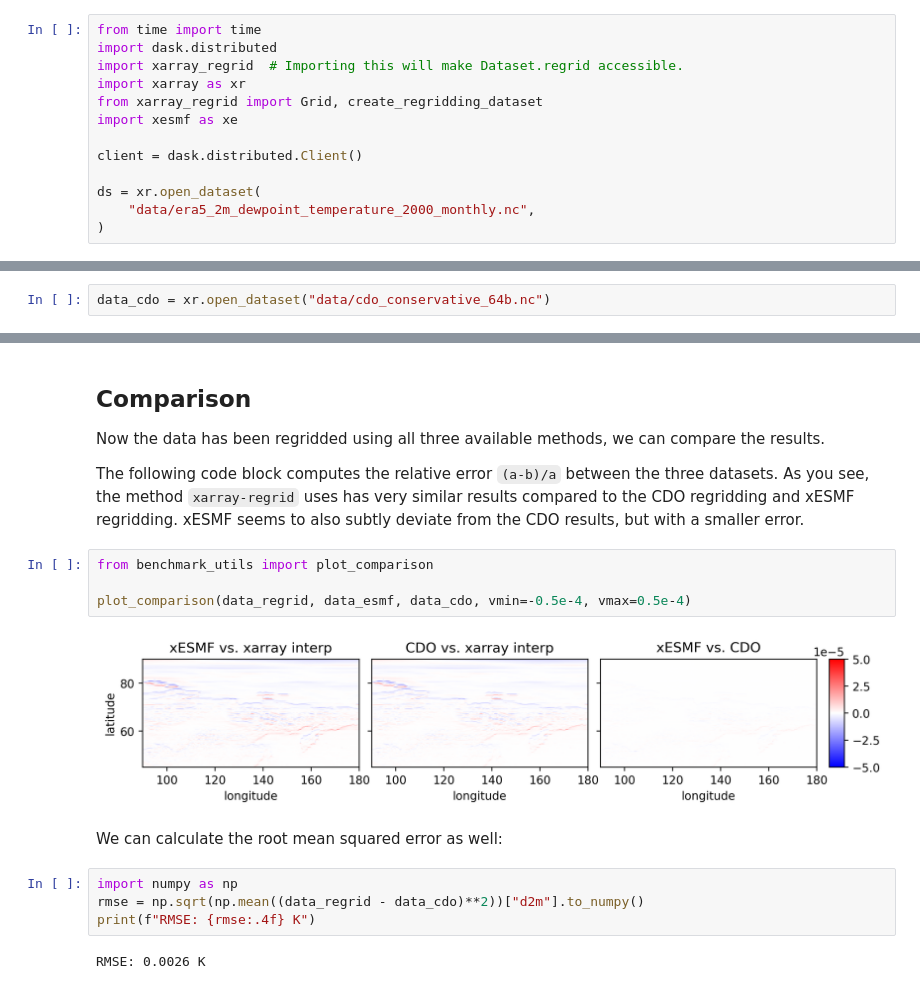
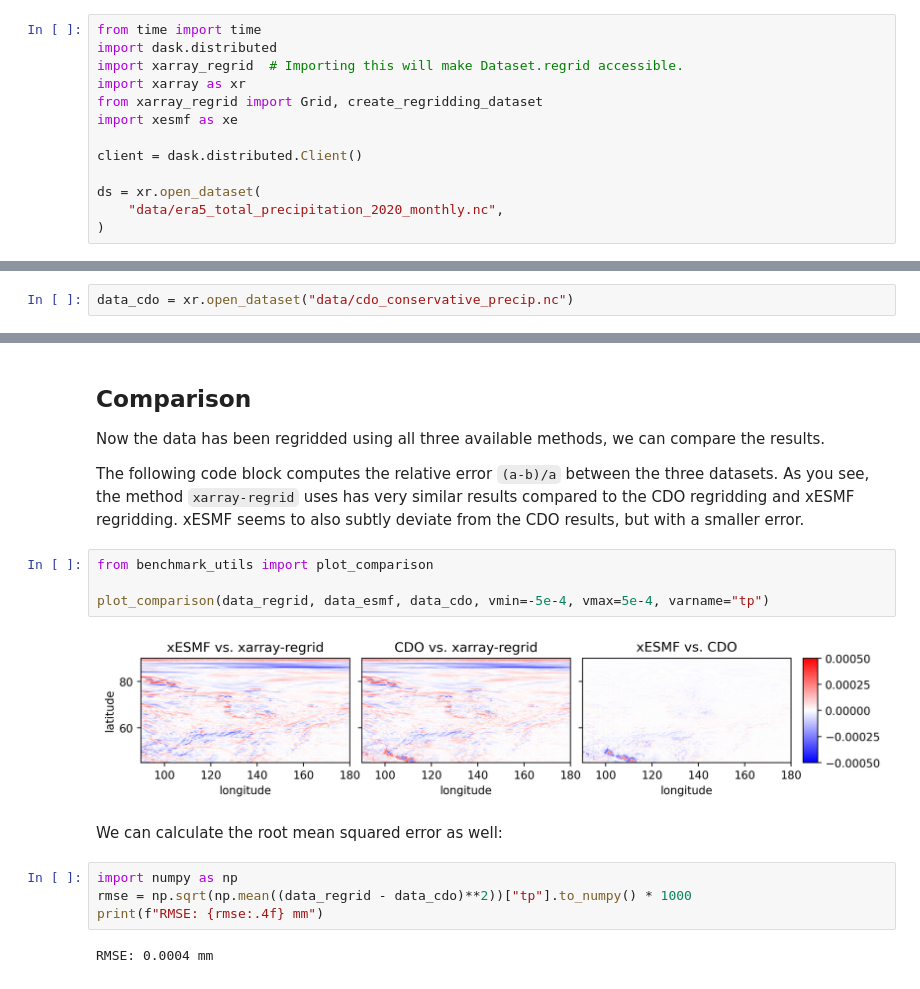
Before and after one commit to xarray-contrib/xarray-regrid, a Jupyter notebook: benchmarks/benchmarking_conservative.ipynb, the cells around one changed output, grey strips where cells are left out. Saved outputs shown, nothing was run; the diff lists cells and outputs as text.

Commit message:
Update the conservative regridding benchmark

```diff
--- a/benchmarks/benchmarking_conservative.ipynb
+++ b/benchmarks/benchmarking_conservative.ipynb
@@ -20,7 +21,7 @@ import xesmf as xe
 client = dask.distributed.Client()
 
 ds = xr.open_dataset(
-    "data/era5_2m_dewpoint_temperature_2000_monthly.nc",
+    "data/era5_total_precipitation_2020_monthly.nc",
 )
 # %% [markdown]
 Both `xarray-regrid` and `xESMF` require a dataset to resample to. For this you can also use an already existing dataset with the desired grid.
@@ -83,7 +84,7 @@ To ensure that the regridding is most accurate, the dataset was first converted
 Next, the data can be regridded:
  - `cdo remapcon,new_grid_64b.nc era5_2m_dewpoint_temperature_2000_monthly_64b.nc cdo_conservative_64b.nc`
 # %%
-data_cdo = xr.open_dataset("data/cdo_conservative_64b.nc")
+data_cdo = xr.open_dataset("data/cdo_conservative_precip.nc")
 # %% [markdown]
 ## xESMF
 
@@ -111,14 +112,14 @@ The following code block computes the relative error `(a-b)/a` between the three
 # %%
 from benchmark_utils import plot_comparison
 
-plot_comparison(data_regrid, data_esmf, data_cdo, vmin=-0.5e-4, vmax=0.5e-4)
+plot_comparison(data_regrid, data_esmf, data_cdo, vmin=-5e-4, vmax=5e-4, varname="tp")
 # %% [output]
-[figure, old version]
+[figure, new version]
 # %% [markdown]
 We can calculate the root mean squared error as well:
 # %%
 import numpy as np
-rmse = np.sqrt(np.mean((data_regrid - data_cdo)**2))["d2m"].to_numpy()
-print(f"RMSE: {rmse:.4f} K")
+rmse = np.sqrt(np.mean((data_regrid - data_cdo)**2))["tp"].to_numpy() * 1000
+print(f"RMSE: {rmse:.4f} mm")
 # %% [output]
-RMSE: 0.0026 K
+RMSE: 0.0004 mm
```
Also changed, not shown: parts of 4 cells of this notebook, 3 other files.
